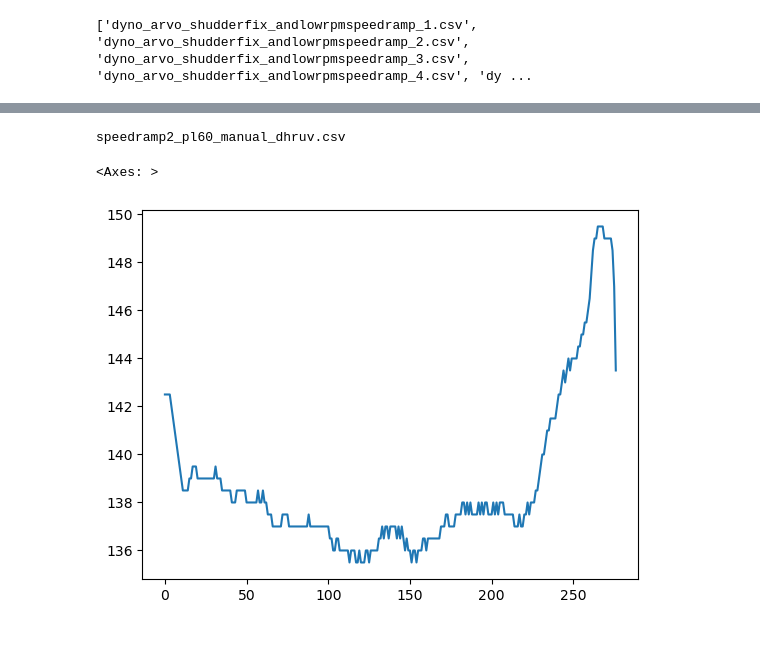
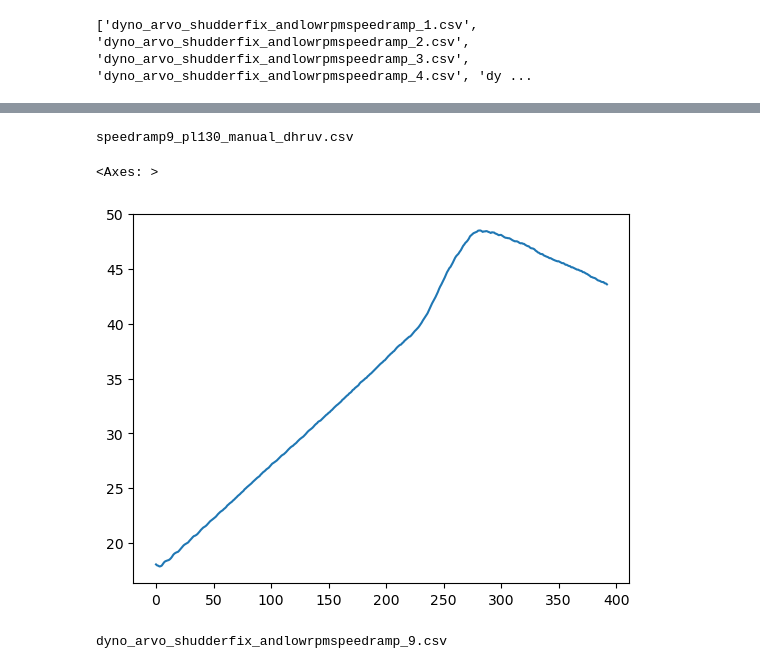
Before and after one commit to Melbourne-University-Motorsports/MUR-Data, a Jupyter notebook: dyno_stuff/20 March/20 March Efficiency.ipynb, the cells around one changed output, grey strips where cells are left out. Cells and saved outputs as stored; diff of their text form; code cells hidden in the pictures; blank space fills up the shorter version.

```diff
--- a/dyno_stuff/20 March/20 March Efficiency.ipynb
+++ b/dyno_stuff/20 March/20 March Efficiency.ipynb
@@ -206,7 +280,19 @@ process_and_compute_efficiency(sorted_dyno_files[1:], motec_sorted[1:], target_t
 # %%
-print(sorted_dyno_files[1])
-pd.read_csv(f'Dyno_Data/{sorted_dyno_files[0]}', parse_dates=True)['Axle Torque (Nm)'].plot()
+print(sorted_dyno_files[8])
+dyno_df = pd.read_csv(f'Dyno_Data/{sorted_dyno_files[8]}', parse_dates=True)
 # %% [output]
-speedramp2_pl60_manual_dhruv.csv
+speedramp9_pl130_manual_dhruv.csv
-<Axes: >
-[figure, removed]
+# %%
+#(dyno_df['Axle Speed (rpm)']*38/11).
+(dyno_df['Axle Torque (Nm)'] * 2 * np.pi * dyno_df['Axle Speed (rpm)'] / 60 / 1000).plot()
+# %% [output]
+<Axes: >
+[figure, added]
+# %%
+print(motec_sorted[8])
+df_test = pd.read_csv(f'Motec_Data/CSV Export/{motec_sorted[8]}', header=8)
+
+# drop the units row
+df_test = df_test.iloc[1:].reset_index(drop=True)
+# %% [output]
+dyno_arvo_shudderfix_andlowrpmspeedramp_9.csv
```
Also changed, not shown: parts of 9 cells of this notebook, 3 other files.
